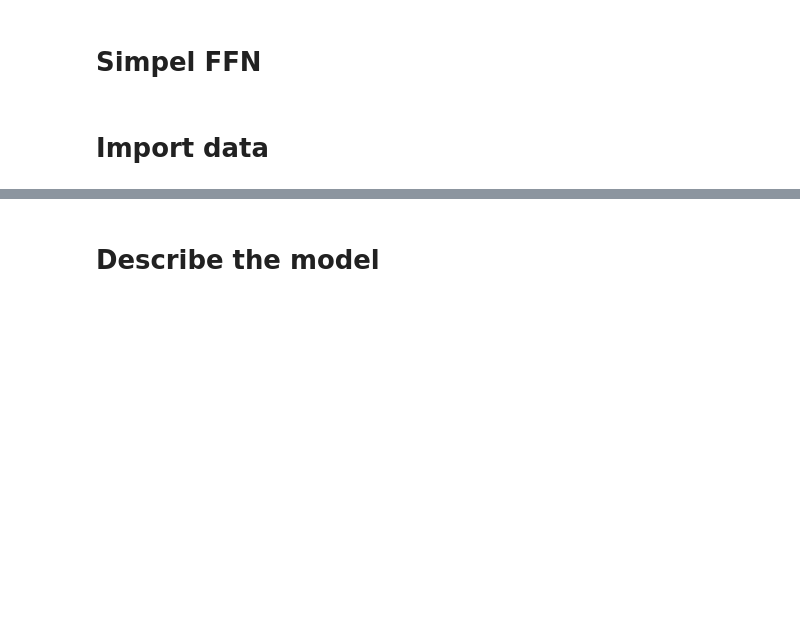
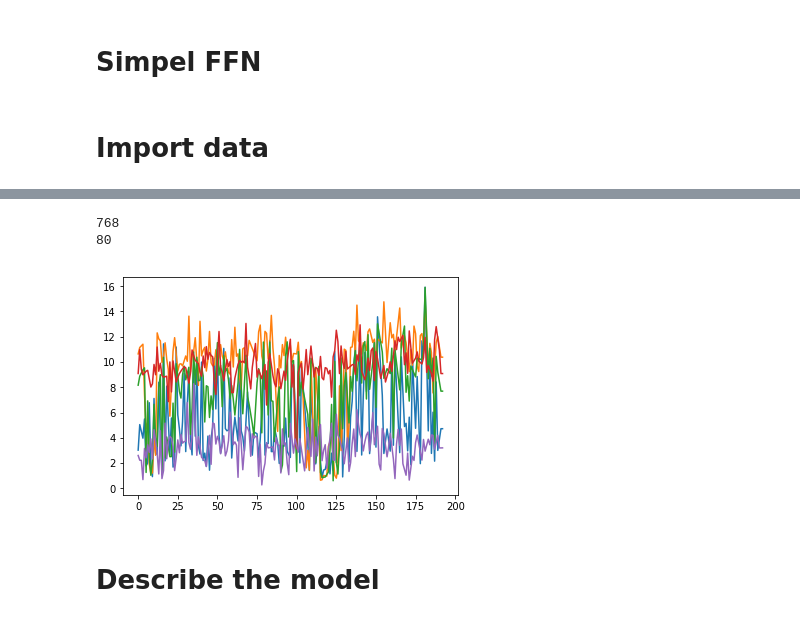
Before and after one commit to intelligenttrafficforecasting/busmodders, a Jupyter notebook: misc/Code_Ricard.ipynb, the cells around one changed output, grey strips where cells are left out. Saved outputs shown, nothing was run; the diff lists cells and outputs as text; code cells hidden in the pictures; blank space fills up the shorter version.

Commit message:
Updated simple model
The first step for making a model. The values doesn't make any sense at the moment

```diff
--- a/misc/Code_Ricard.ipynb
+++ b/misc/Code_Ricard.ipynb
@@ -61,0 +26,10 @@ Number of ways for testing:  80
+# %%
+files_train = glob.glob('../data/train/*/vehicle-position-matched-online.csv')
+files_test = glob.glob('../data/test/*/vehicle-position-matched-online.csv')
+train = parse_data(files_train)
+test = parse_data(files_test)
+
+train = train.pivot(index='Time',columns='wayId',values='mean')
+test = test.pivot(index='Time',columns='wayId',values='mean')
+print("Train Shape: ",train.shape)
+print("Test Shape: ",test.shape)
@@ -61,0 +47,8 @@ Number of ways for testing:  80
+# %%
+print("Train before interpolate: ",train.isnull().sum().sum())
+print("Test before interpolate: ",test.isnull().sum().sum())
+train = train.interpolate()
+test = test.interpolate()
+print("Train after interpolate: ",train.isnull().sum().sum())
+print("Test after interpolate: ",test.isnull().sum().sum())
+train
@@ -62,3 +79,11 @@ Number of ways for testing:  80
+# %%
+plt.plot(test.values[:,9:14])
+print(12*(22-6)*4)
+print(train.shape[1])
+# %% [output]
+768
+80
+[figure, added]
 # %% [markdown]
 # Describe the model
 # %%
```
Also changed, not shown: parts of 11 cells of this notebook, 2 other files.
